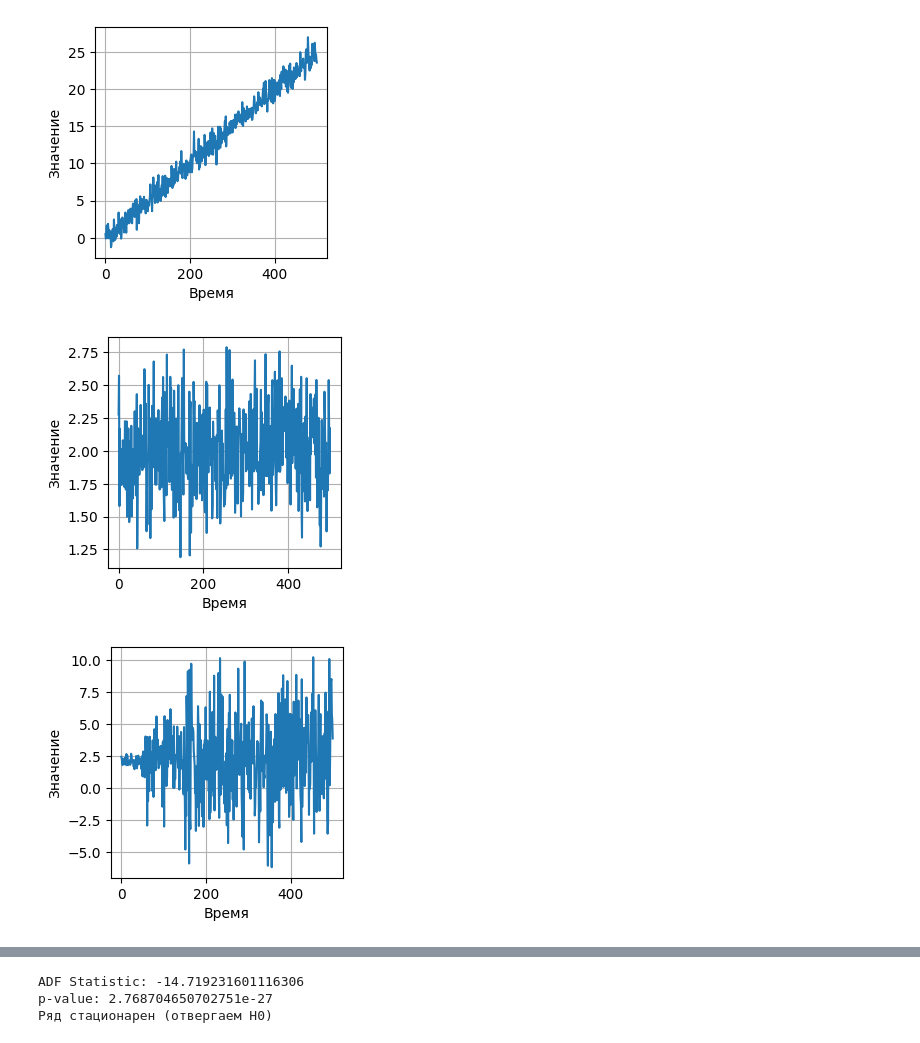
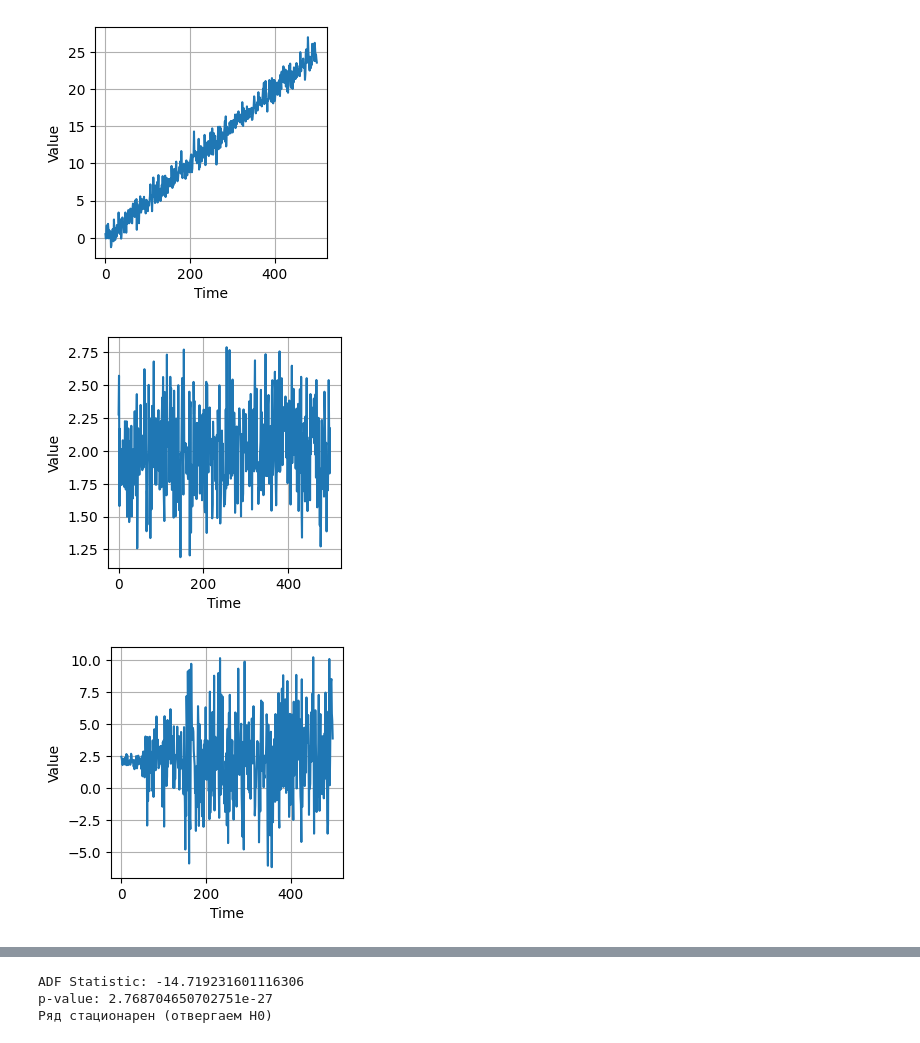
Before and after one commit to IgorEvsin/ts_course, a Jupyter notebook: code_examples/graphs.ipynb, the cells around one changed output, grey strips where cells are left out. Drawn from its saved outputs; the diff is of its cells as text; code cells hidden in the pictures.

```diff
--- a/code_examples/graphs.ipynb
+++ b/code_examples/graphs.ipynb
@@ -46,9 +46,9 @@ for i in range(1, n):
 plt.figure(figsize=(3, 3))
 plt.plot(non_stationary_series)
 #plt.title('Смоделированный нестационарный временной ряд с линейным трендом')
-plt.xlabel('Время')
-plt.ylabel('Значение')
-plt.savefig(r'../images/нестац по E.png', bbox_inches='tight')
+plt.xlabel('Time')
+plt.ylabel('Value')
+plt.savefig(r'../images/nonStatOnE.png', bbox_inches='tight')
 plt.grid(True)
 plt.show()
 
@@ -57,9 +57,9 @@ plt.show()
 plt.figure(figsize=(3, 3))
 plt.plot(constant_mean_series)
 #plt.title('Смоделированный нестационарный временной ряд с линейным трендом')
-plt.xlabel('Время')
-plt.ylabel('Значение')
-plt.savefig(r'../images/стац.png', bbox_inches='tight')
+plt.xlabel('Time')
+plt.ylabel('Value')
+plt.savefig(r'../images/Stationary.png', bbox_inches='tight')
 plt.grid(True)
 plt.show()
 
@@ -68,9 +68,9 @@ plt.show()
 plt.figure(figsize=(3, 3))
 plt.plot(non_stationary_series_disp)
 #plt.title('Смоделированный нестационарный временной ряд с линейным трендом')
-plt.xlabel('Время')
-plt.ylabel('Значение')
-plt.savefig(r'../images/нестац по Var.png', bbox_inches='tight')
+plt.xlabel('Time')
+plt.ylabel('Value')
+plt.savefig(r'../images/nonStatOnVar.png', bbox_inches='tight')
 plt.grid(True)
 plt.show()
 
@@ -79,9 +79,9 @@ plt.show()
 plt.figure(figsize=(3, 3))
 plt.plot(changing_cov_series)
 #plt.title('Смоделированный нестационарный временной ряд с линейным трендом')
-plt.xlabel('Время')
-plt.ylabel('Значение')
-plt.savefig(r'../images/нестац по COV.png', bbox_inches='tight')
+plt.xlabel('Time')
+plt.ylabel('Value')
+plt.savefig(r'../images/nonStatOnCov.png', bbox_inches='tight')
 plt.grid(True)
 plt.show()
 
@@ -97,33 +97,33 @@ def check_stationarity(timeseries):
     else:
         print("Ряд нестационарен (не отвергаем H0)")
 
 #print("Результат теста Дики-Фуллера для сгенерированного ряда:")
 #check_stationarity(non_stationary_series)
 
 ## Дополнительная проверка: вычисление скользящего среднего и дисперсии для наглядности
 #window = 20
 #rolling_mean = np.convolve(non_stationary_series, np.ones(window)/window, mode='valid')
 #rolling_var = np.convolve(non_stationary_series**2, np.ones(window)/window, mode='valid') - rolling_mean**2
 
 #plt.figure(figsize=(12, 8))
 #plt.subplot(3, 1, 1)
 #plt.plot(non_stationary_series)
 #plt.title('Исходный ряд с трендом')
 #plt.grid(True)
 
 #plt.subplot(3, 1, 2)
 #plt.plot(rolling_mean)
 #plt.title('Скользящее среднее (демонстрирует рост мат. ожидания)')
 #plt.grid(True)
 
 #plt.subplot(3, 1, 3)
 #plt.plot(rolling_var)
 ##plt.title('Скользящая дисперсия (остается примерно постоянной)')
 #plt.grid(True)
 
 #plt.tight_layout()
 #plt.show()
 # %% [output]
-[figure, old version]
+[figure, new version]
-[figure, old version]
+[figure, new version]
-[figure, old version]
+[figure, new version]
```
Also changed, not shown: parts of 1 cell of this notebook, 12 other files.
